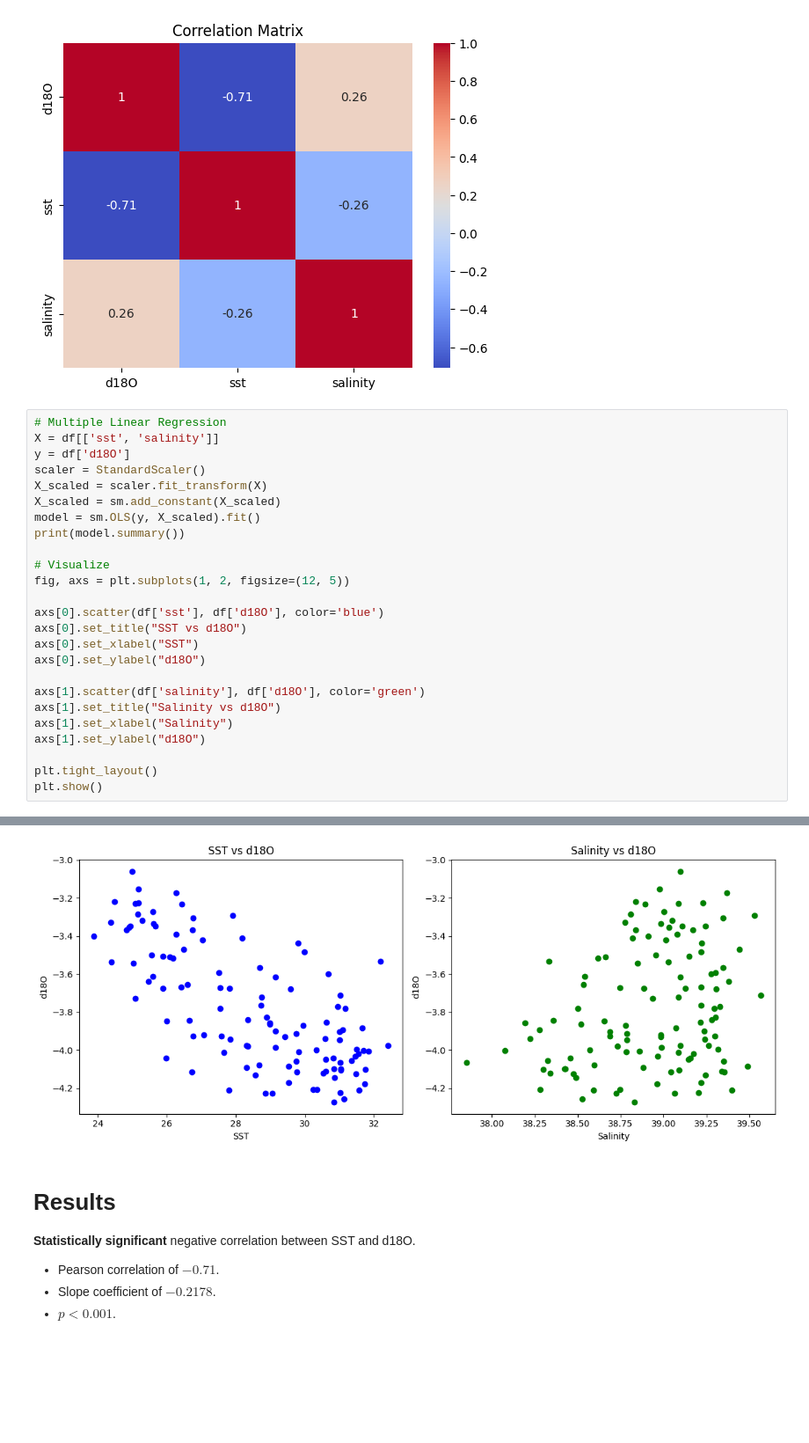
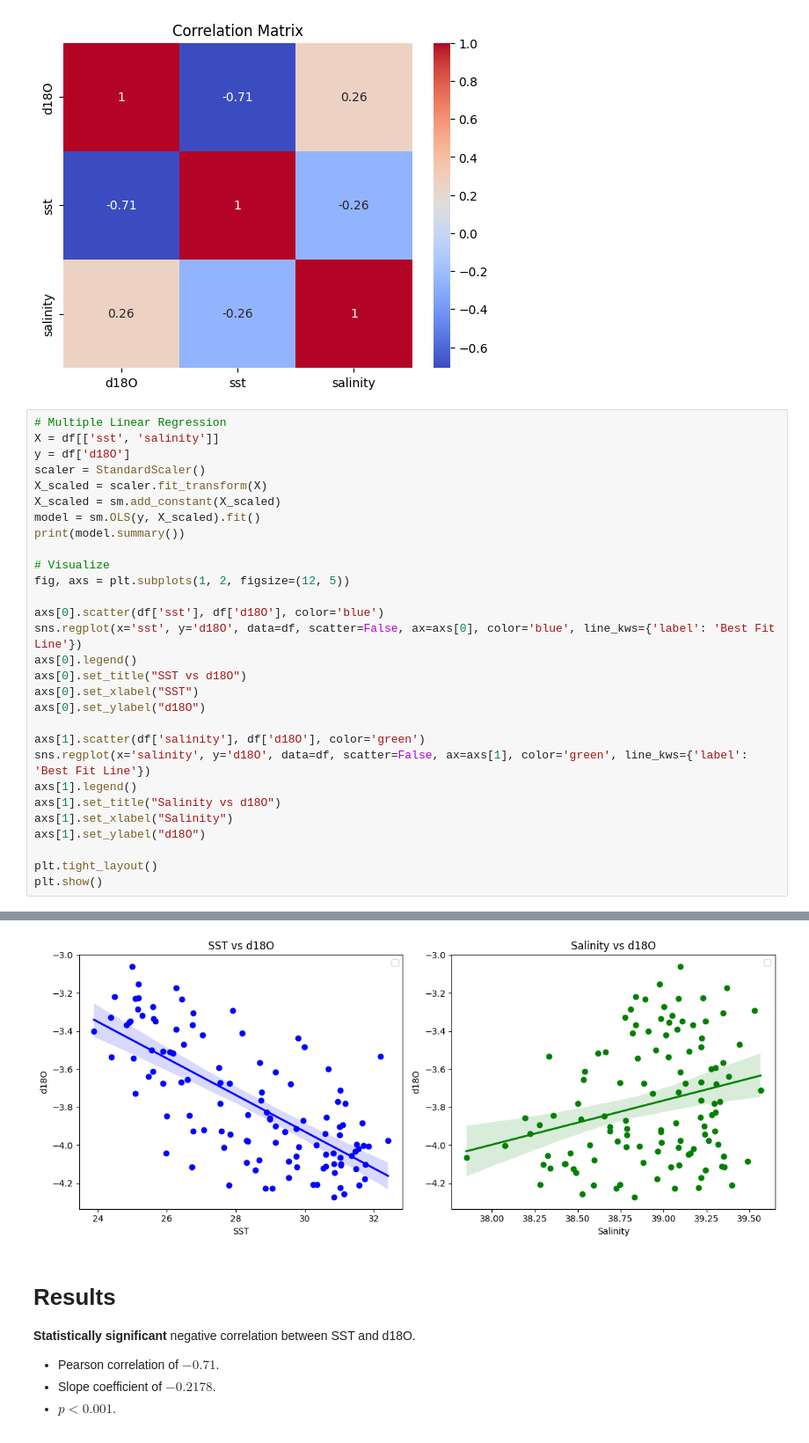
Before and after one commit to Equite774/CobbLab, a Jupyter notebook: d18O_correlation/correlation.ipynb, the cells around one changed output, grey strips where cells are left out. Shown at 88% size. Saved outputs shown, nothing was run; the diff lists cells and outputs as text; blank space fills up the shorter version.

```diff
--- a/d18O_correlation/correlation.ipynb
+++ b/d18O_correlation/correlation.ipynb
@@ -48,11 +48,15 @@ print(model.summary())
 fig, axs = plt.subplots(1, 2, figsize=(12, 5))
 
 axs[0].scatter(df['sst'], df['d18O'], color='blue')
+sns.regplot(x='sst', y='d18O', data=df, scatter=False, ax=axs[0], color='blue', line_kws={'label': 'Best Fit Line'})
+axs[0].legend()
 axs[0].set_title("SST vs d18O")
 axs[0].set_xlabel("SST")
 axs[0].set_ylabel("d18O")
 
 axs[1].scatter(df['salinity'], df['d18O'], color='green')
+sns.regplot(x='salinity', y='d18O', data=df, scatter=False, ax=axs[1], color='green', line_kws={'label': 'Best Fit Line'})
+axs[1].legend()
 axs[1].set_title("Salinity vs d18O")
 axs[1].set_xlabel("Salinity")
 axs[1].set_ylabel("d18O")
@@ -70,14 +74,14 @@ Time:                        10:41:18   Log-Likelihood:                 10.196
 No. Observations:                 115   AIC:                            -14.39
 Df Residuals:                     112   BIC:                            -6.157
 Df Model:                           2
 Covariance Type:            nonrobust
 ==============================================================================
 ... (10 lines left out)
 ==============================================================================
 
 Notes:
 [1] Standard Errors assume that the covariance matrix of the errors is correctly specified.
-[figure, old version]
+[figure, new version]
 # %% [markdown]
 # Results
 
```
Also changed, not shown: parts of 2 cells of this notebook.
